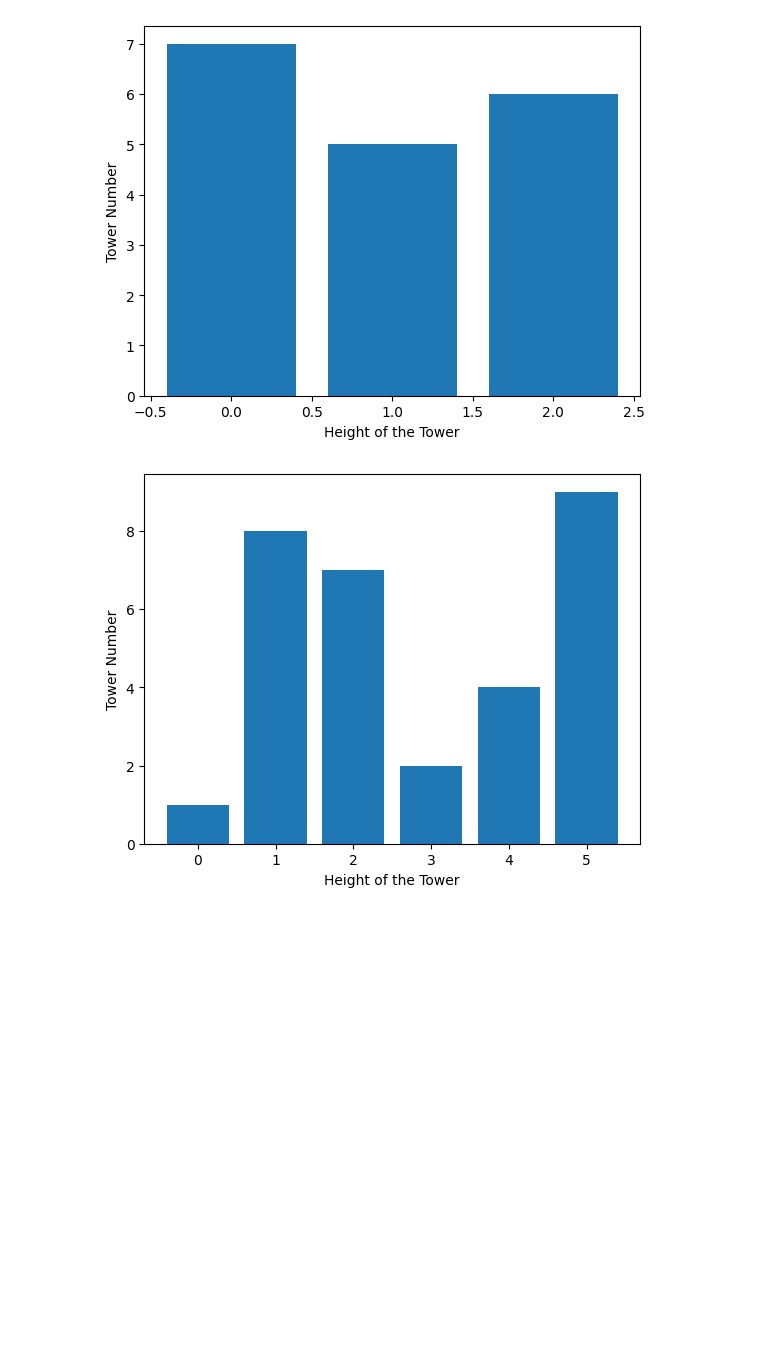
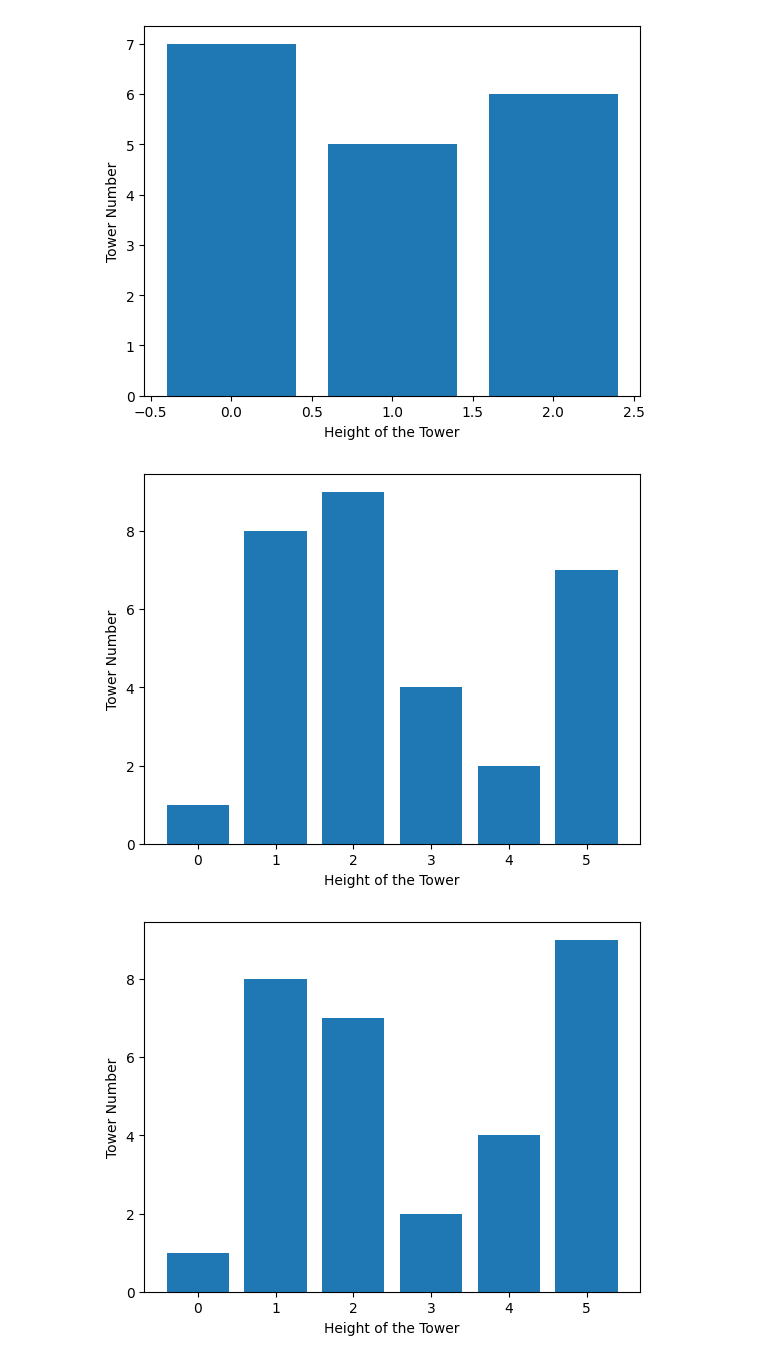
Before and after one commit to PandiDurai010722/Python_code, a Jupyter notebook: Python1.ipynb, the cells around one changed output. Saved outputs shown, nothing was run; the diff lists cells and outputs as text; code cells hidden in the pictures; blank space fills up the shorter version.

```diff
--- a/Python1.ipynb
+++ b/Python1.ipynb
@@ -638,3 +638,14 @@ plt.show()
 [figure]
 [figure]
 [figure]
+# %%
+#l=[1,8,7,2,4,9,]
+l=[1,8,9,4,2,7,]
+
+import matplotlib.pyplot as plt
+plt.bar(range(len(l)),l)
+plt.xlabel('Height of the Tower')
+plt.ylabel('Tower Number')
+plt.show()
+# %% [output]
+[figure, added]
```
Also changed, not shown: parts of 3 cells of this notebook.
